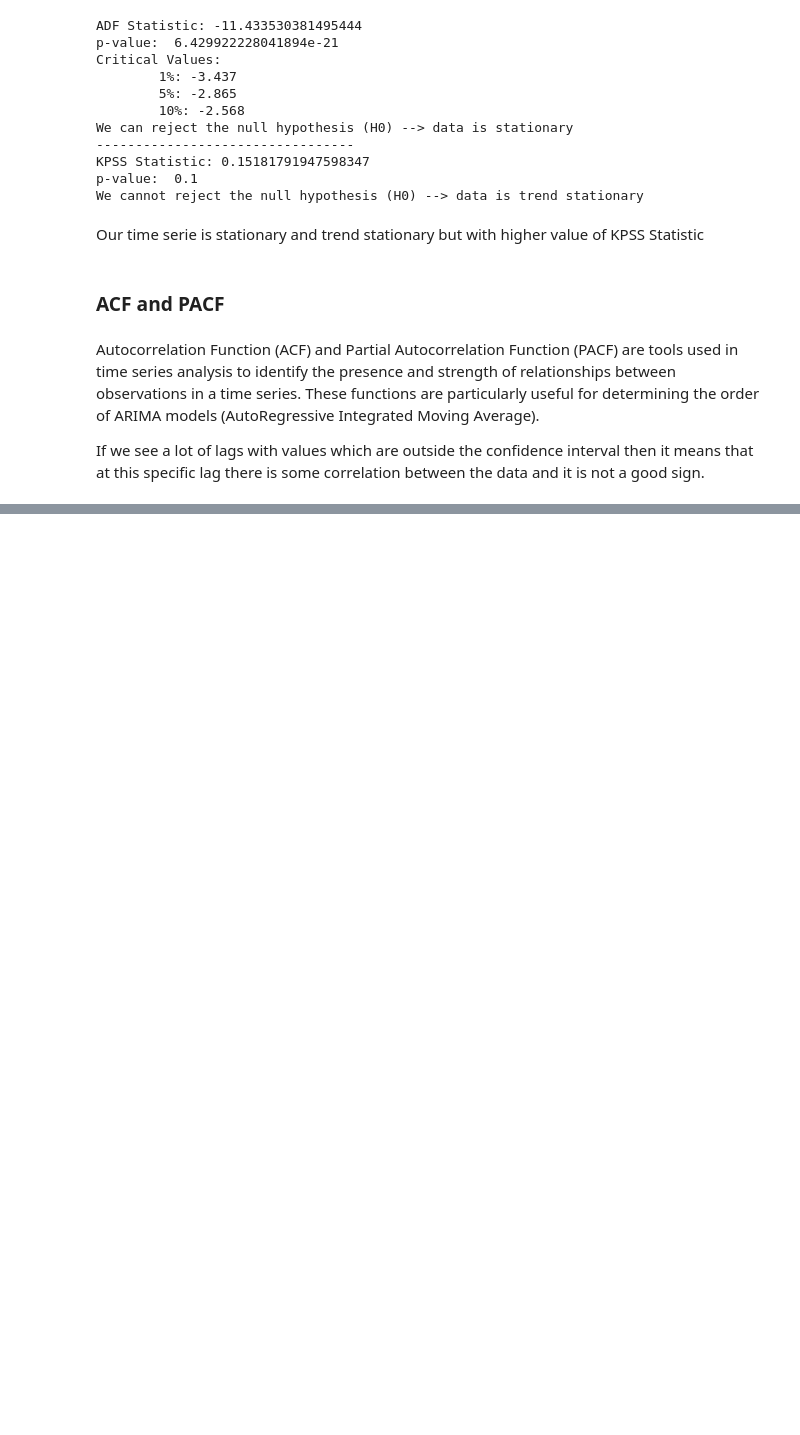
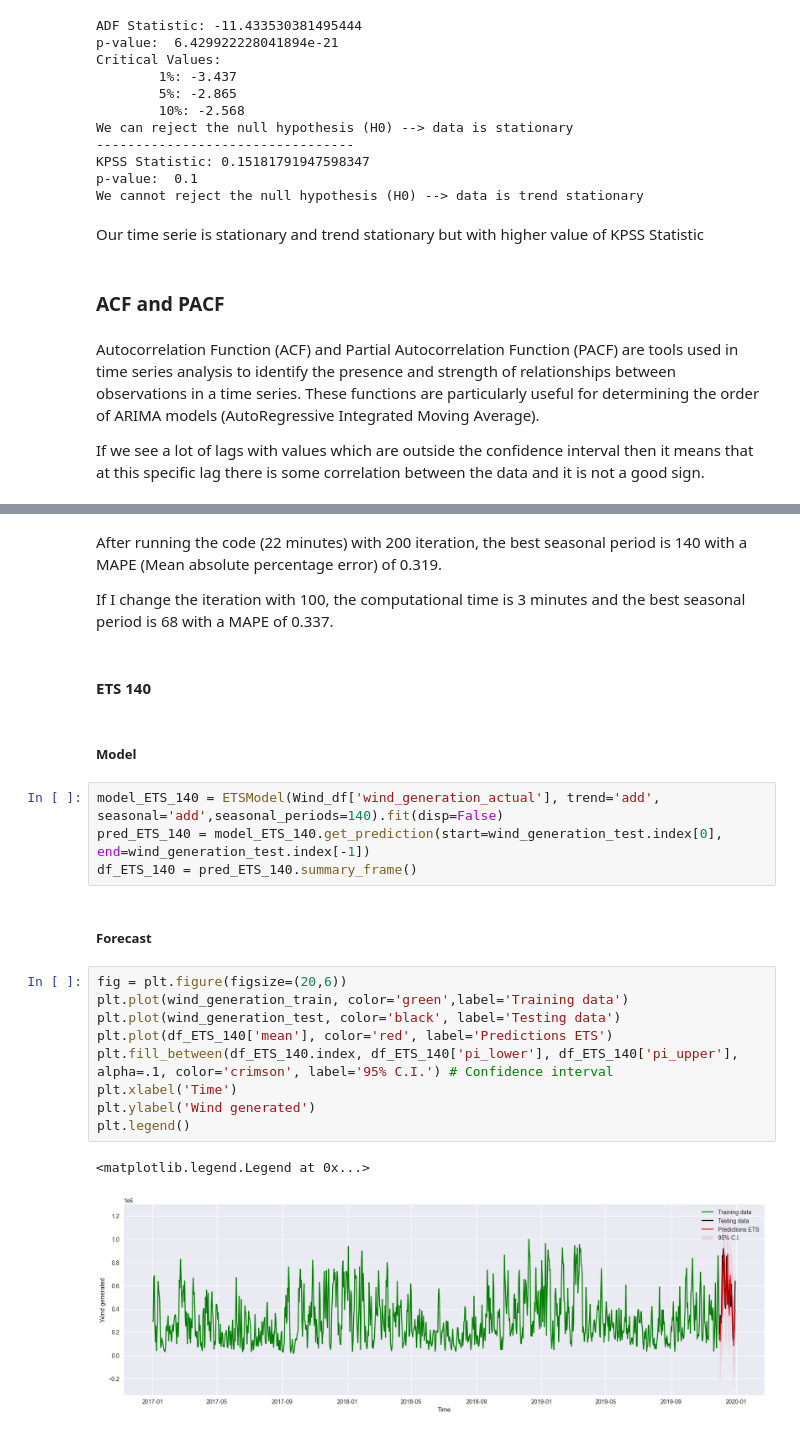
Before and after one commit to AlessandroSignoretto/Statistical_Models_project, a Jupyter notebook: Models_project.ipynb, the cells around one changed output, grey strips where cells are left out. Cells and saved outputs as stored; diff of their text form; blank space fills up the shorter version.

Commit message:
ETS model

```diff
--- a/Models_project.ipynb
+++ b/Models_project.ipynb
@@ -470,0 +515,26 @@ plt.show()
+# %% [markdown]
+After running the code (22 minutes) with 200 iteration, the best seasonal period is 140 with a MAPE (Mean absolute percentage error) of 0.319.
+
+If I change the iteration with 100, the computational time is 3 minutes and the best seasonal period is 68 with a MAPE of 0.337.
+# %% [markdown]
+<h4><b>ETS 140</b></h4>
+# %% [markdown]
+<h5><b>Model</b></h5>
+# %%
+model_ETS_140 = ETSModel(Wind_df['wind_generation_actual'], trend='add', seasonal='add',seasonal_periods=140).fit(disp=False)
+pred_ETS_140 = model_ETS_140.get_prediction(start=wind_generation_test.index[0], end=wind_generation_test.index[-1])
+df_ETS_140 = pred_ETS_140.summary_frame()
+# %% [markdown]
+<h5><b>Forecast</b></h5>
+# %%
+fig = plt.figure(figsize=(20,6))
+plt.plot(wind_generation_train, color='green',label='Training data')
+plt.plot(wind_generation_test, color='black', label='Testing data')
+plt.plot(df_ETS_140['mean'], color='red', label='Predictions ETS')
+plt.fill_between(df_ETS_140.index, df_ETS_140['pi_lower'], df_ETS_140['pi_upper'], alpha=.1, color='crimson', label='95% C.I.') # Confidence interval
+plt.xlabel('Time')
+plt.ylabel('Wind generated')
+plt.legend()
+# %% [output]
+<matplotlib.legend.Legend at 0x...>
+[figure, added]
```
Also changed, not shown: parts of 23 cells of this notebook.
